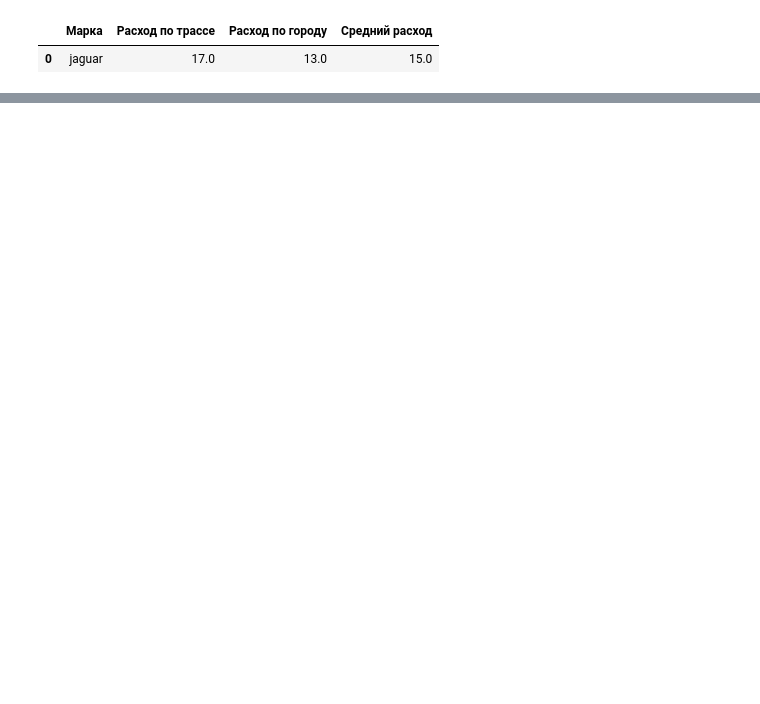
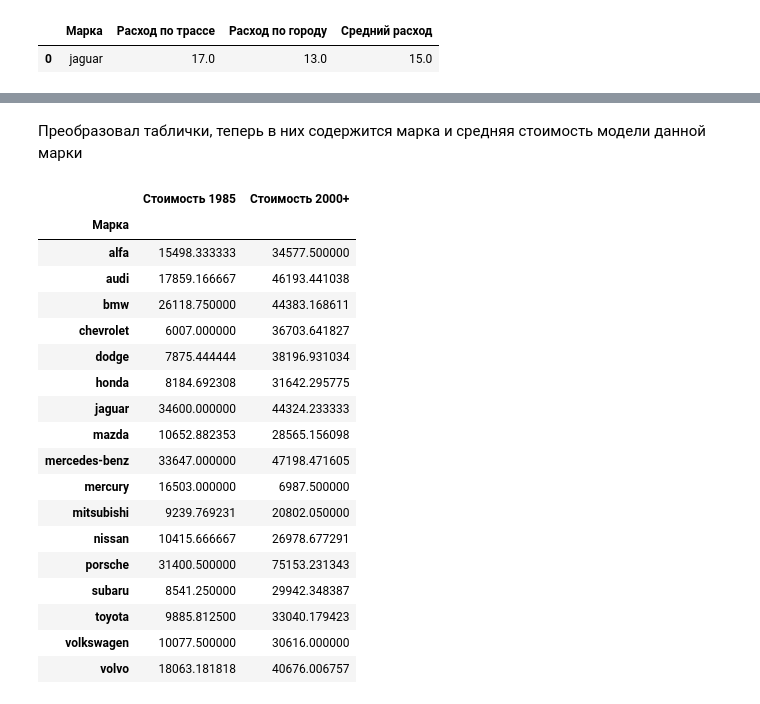
Before and after one commit to DipoPY/DSIS_summer, a Jupyter notebook: summer_dz.ipynb, the cells around one changed output, grey strips where cells are left out. Saved outputs shown, nothing was run; the diff lists cells and outputs as text; code cells hidden in the pictures; blank space fills up the shorter version.

```diff
--- a/summer_dz.ipynb
+++ b/summer_dz.ipynb
@@ -202,0 +327,25 @@ df.head(1) # автомобиль с минимальных
+# %% [markdown]
+Преобразовал таблички, теперь в них содержится марка и средняя стоимость модели данной марки
+# %%
+result = pd.concat([df_price, df2], axis=1, join='inner')
+display(result)
+# %% [output]
+|  | Стоимость 1985 | Стоимость 2000+ |
+| Марка |  |  |
+| alfa | 15498.333333 | 34577.500000 |
+| audi | 17859.166667 | 46193.441038 |
+| bmw | 26118.750000 | 44383.168611 |
+| chevrolet | 6007.000000 | 36703.641827 |
+| dodge | 7875.444444 | 38196.931034 |
+| honda | 8184.692308 | 31642.295775 |
+| jaguar | 34600.000000 | 44324.233333 |
+| mazda | 10652.882353 | 28565.156098 |
+| mercedes-benz | 33647.000000 | 47198.471605 |
+| mercury | 16503.000000 | 6987.500000 |
+| mitsubishi | 9239.769231 | 20802.050000 |
+| nissan | 10415.666667 | 26978.677291 |
+| porsche | 31400.500000 | 75153.231343 |
+| subaru | 8541.250000 | 29942.348387 |
+| toyota | 9885.812500 | 33040.179423 |
+| volkswagen | 10077.500000 | 30616.000000 |
+| volvo | 18063.181818 | 40676.006757 |
```
Also changed, not shown: parts of 20 cells of this notebook, 1 other file.
